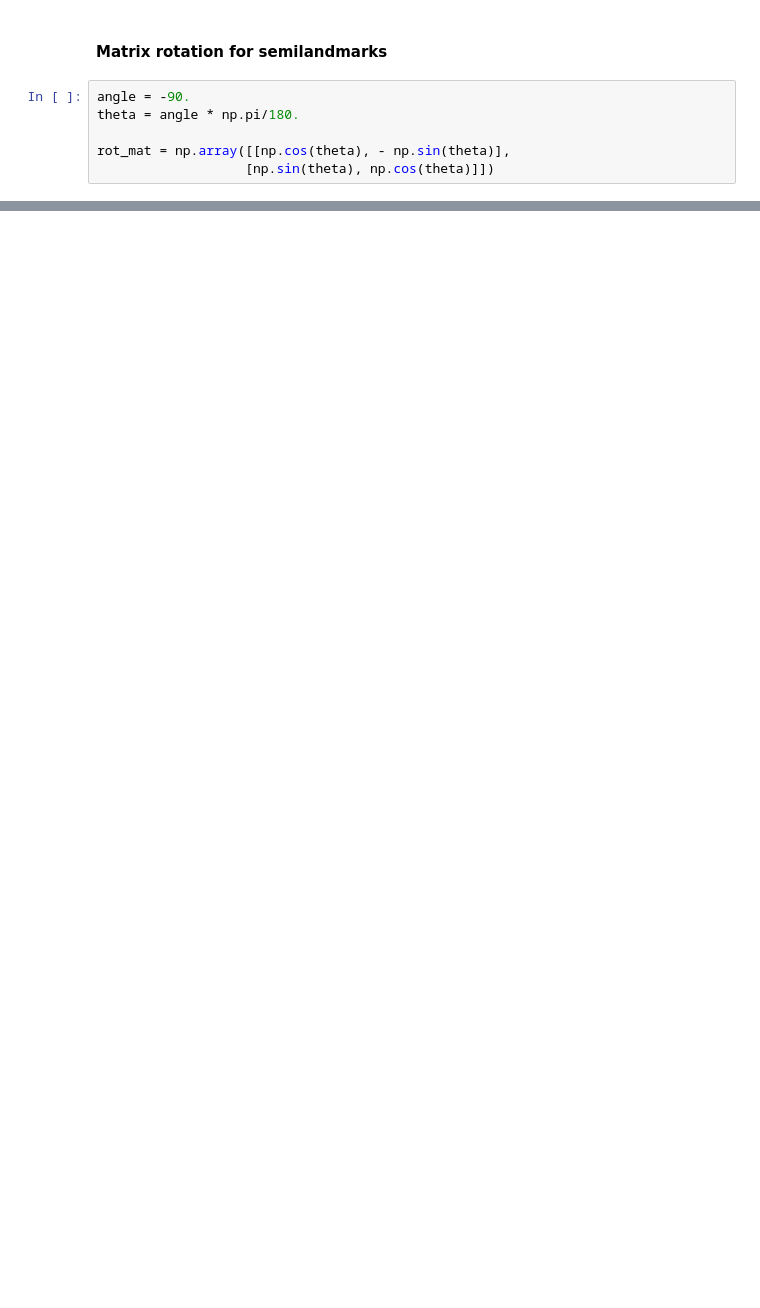
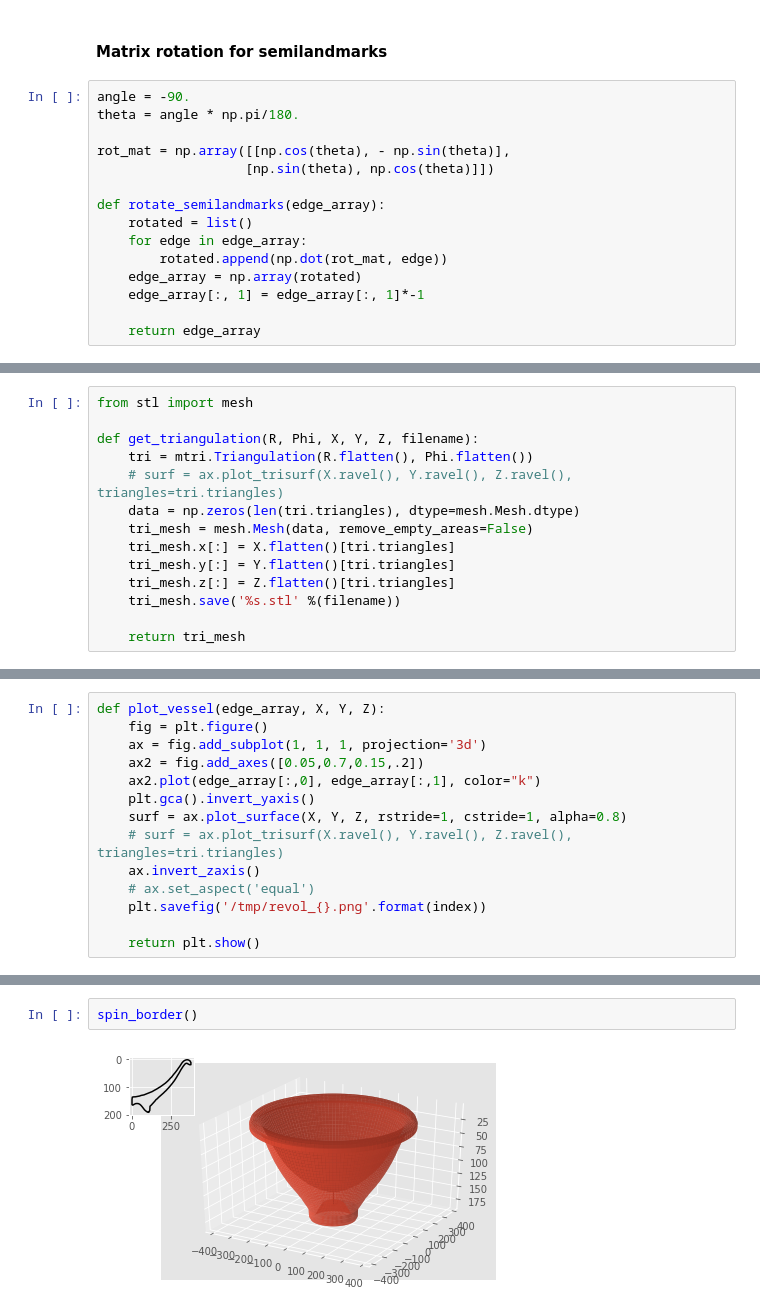
Before and after one commit to celiacintas/vasijas, a Jupyter notebook: surface generation.ipynb, the cells around one changed output, grey strips where cells are left out. Saved outputs shown, nothing was run; the diff lists cells and outputs as text; blank space fills up the shorter version.

Commit message:
export to stl format

```diff
--- a/surface generation.ipynb
+++ b/surface generation.ipynb
@@ -11,3 +12,12 @@ theta = angle * np.pi/180.
 
 rot_mat = np.array([[np.cos(theta), - np.sin(theta)],
                    [np.sin(theta), np.cos(theta)]])
+
+def rotate_semilandmarks(edge_array):
+    rotated = list()
+    for edge in edge_array:
+        rotated.append(np.dot(rot_mat, edge))
+    edge_array = np.array(rotated)
+    edge_array[:, 1] = edge_array[:, 1]*-1
+
+    return edge_array
@@ -13,0 +26,14 @@ rot_mat = np.array([[np.cos(theta), - np.sin(theta)],
+# %%
+from stl import mesh
+
+def get_triangulation(R, Phi, X, Y, Z, filename):
+    tri = mtri.Triangulation(R.flatten(), Phi.flatten())
+    # surf = ax.plot_trisurf(X.ravel(), Y.ravel(), Z.ravel(), triangles=tri.triangles)
+    data = np.zeros(len(tri.triangles), dtype=mesh.Mesh.dtype)
+    tri_mesh = mesh.Mesh(data, remove_empty_areas=False)
+    tri_mesh.x[:] = X.flatten()[tri.triangles]
+    tri_mesh.y[:] = Y.flatten()[tri.triangles]
+    tri_mesh.z[:] = Z.flatten()[tri.triangles]
+    tri_mesh.save('%s.stl' %(filename))
+
+    return tri_mesh
@@ -13,0 +42,14 @@ rot_mat = np.array([[np.cos(theta), - np.sin(theta)],
+# %%
+def plot_vessel(edge_array, X, Y, Z):
+    fig = plt.figure()
+    ax = fig.add_subplot(1, 1, 1, projection='3d')
+    ax2 = fig.add_axes([0.05,0.7,0.15,.2])
+    ax2.plot(edge_array[:,0], edge_array[:,1], color="k")
+    plt.gca().invert_yaxis()
+    surf = ax.plot_surface(X, Y, Z, rstride=1, cstride=1, alpha=0.8)
+    # surf = ax.plot_trisurf(X.ravel(), Y.ravel(), Z.ravel(), triangles=tri.triangles)
+    ax.invert_zaxis()
+    # ax.set_aspect('equal')
+    plt.savefig('/tmp/revol_{}.png'.format(index))
+
+    return plt.show()
@@ -55,0 +83,4 @@ for index, row in df.iterrows():
+# %%
+spin_border()
+# %% [output]
+[figure, added]
```
Also changed, not shown: parts of 7 cells of this notebook.
